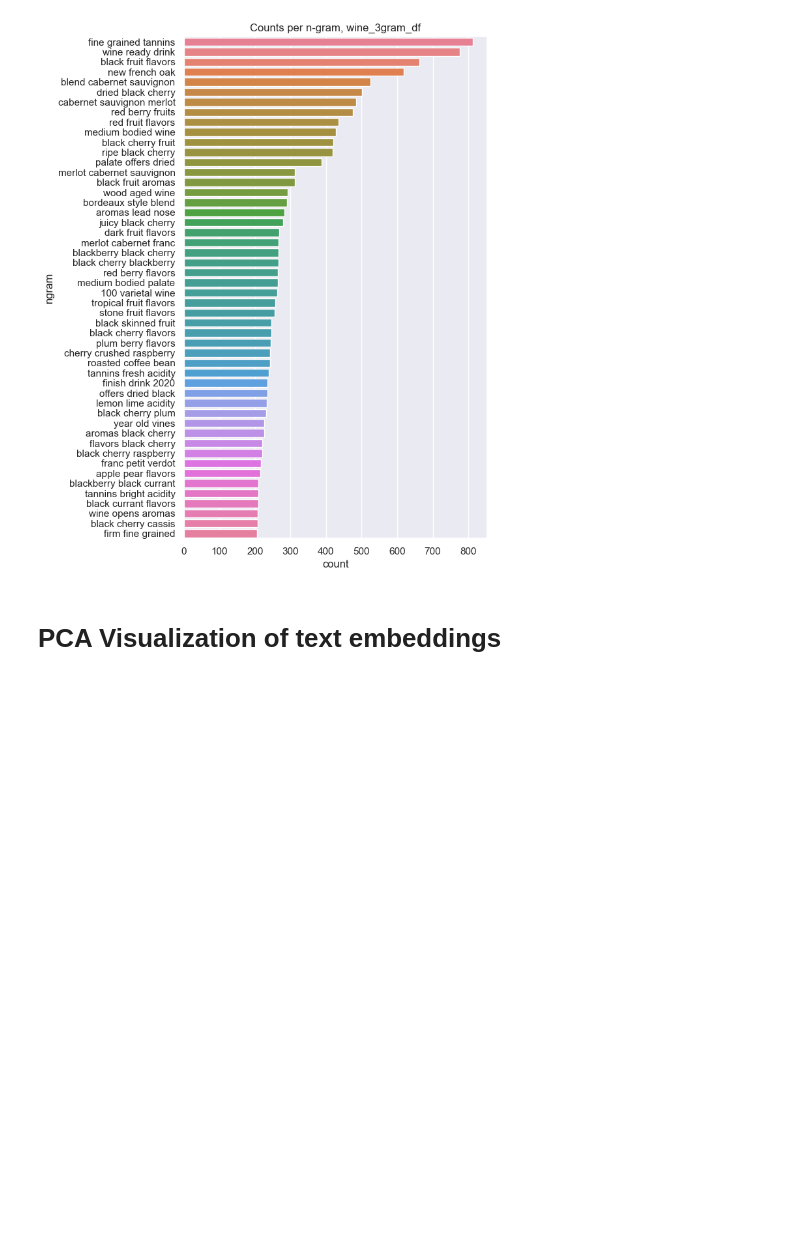
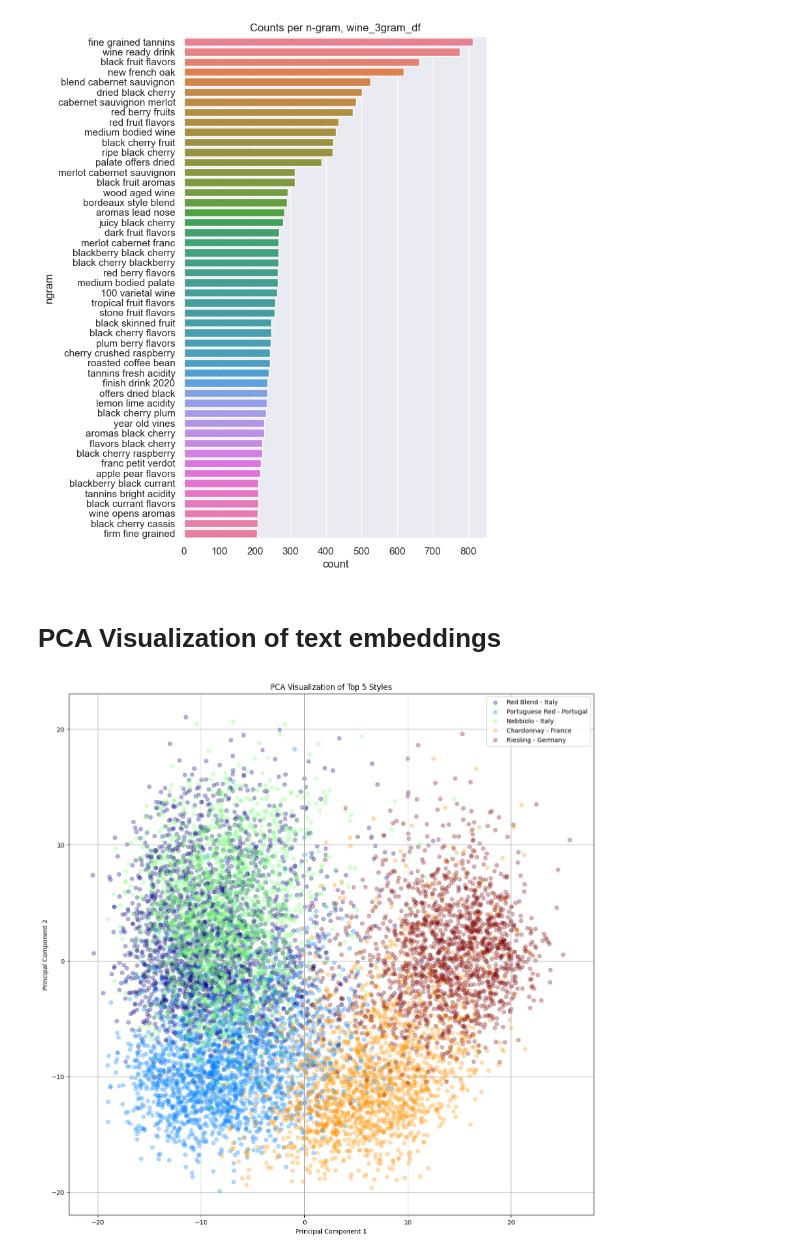
Before and after one commit to VishyFishy02/Somm_Wine_Reccomendation, a Jupyter notebook: Exploratory_Data_Analysis/EDA.ipynb, the cells around one changed output. Saved outputs shown, nothing was run; the diff lists cells and outputs as text; code cells hidden in the pictures; blank space fills up the shorter version.

```diff
--- a/Exploratory_Data_Analysis/EDA.ipynb
+++ b/Exploratory_Data_Analysis/EDA.ipynb
@@ -607,4 +616,54 @@ for df in ngram_df_list:
+# %%
+# Load wine_cleaned_rev_concat dataset
+wine_rev_concat =  pd.read_csv('../Data/Cleaned Data/wine_cleaned_rev_concat.csv')
 # %%
-# # Apply PCA to all vectors
-# pca = PCA(n_components=2)
-# transformed_vectors = pca.fit_transform(description_embeddings)
+embeddings = torch.load("../Data/description_embeddings_openai_ada-002.pt")
+# labels are just the wine id's
+vector_labels = wine_rev_concat.id.astype(str).tolist()
+# %%
+# Scale the embddings
+scaler = StandardScaler()
+embeddings = scaler.fit_transform(embeddings.numpy())
+# %%
+# Apply PCA to all vectors
+pca = PCA(n_components=2)
+transformed_vectors = pca.fit_transform(embeddings)
+# %%
+# get the style info
+# Extract style information
+style_labels = wine_rev_concat['style3'].tolist()
+
+# Count the occurrences of each grape variety
+style_counts = wine_rev_concat['style3'].value_counts()
+
+# Get the n most common grape varieties here I have n=5
+top_styles = style_counts.head(5).index.tolist()
+
+# Filter the vectors, labels, and colors based on these top varieties
+filtered_indices = [i for i, s in enumerate(wine_rev_concat['style3']) if s in top_styles]
+
+filtered_vectors = transformed_vectors[filtered_indices]
+filtered_styles= [style_labels[i] for i in filtered_indices]
+
+# Assign a unique color to each of the top n grape varieties
+colors = plt.cm.jet(np.linspace(0, 1, len(top_styles)))
+color_map = dict(zip(top_styles, colors))
+filtered_colors = [color_map[s] for s in filtered_styles]
+
+# Visualize with a scatter plot
+plt.figure(figsize=(15, 15))
+
+# Scatter plot with color-coding by grape variety
+for style, color in color_map.items():
+    indices = [i for i, v in enumerate(filtered_styles) if v == style]
+    plt.scatter(filtered_vectors[indices, 0], filtered_vectors[indices, 1], color=color, label=style, alpha=0.3)
+
+plt.title("PCA Visualization of Top 5 Styles")
+plt.xlabel("Principal Component 1")
+plt.ylabel("Principal Component 2")
+plt.legend()
+plt.grid(True)
+#plt.savefig("PCA_Top_5_styles.png", dpi=300, bbox_inches="tight")
+plt.show()
+# %% [output]
+[figure, added]
```
Also changed, not shown: parts of 3 cells of this notebook.
